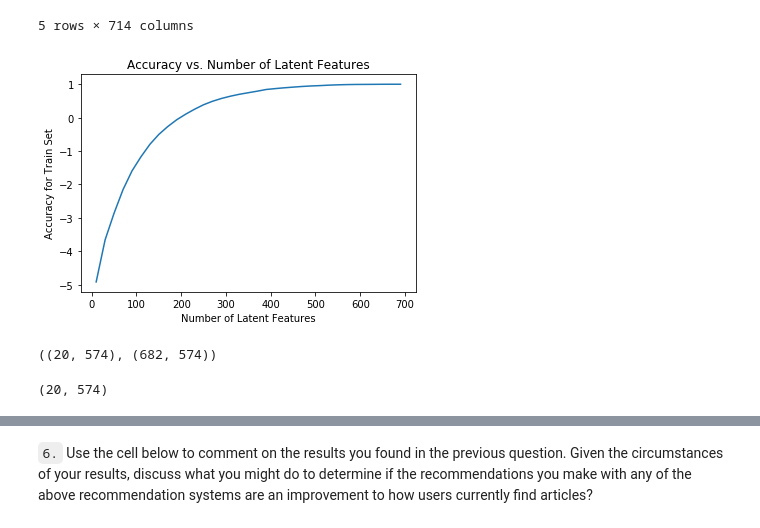
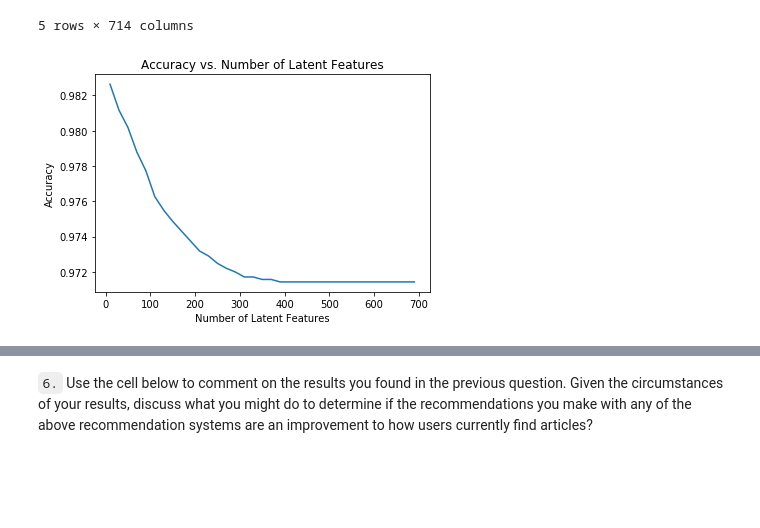
Before and after one commit to patlichengine/RecommendationEngine, a Jupyter notebook: Recommendations_with_IBM.ipynb, the cells around one changed output, grey strips where cells are left out. Cells and saved outputs as stored; diff of their text form; code cells hidden in the pictures; blank space fills up the shorter version.

```diff
--- a/Recommendations_with_IBM.ipynb
+++ b/Recommendations_with_IBM.ipynb
@@ -971,25 +973,41 @@ vt_test = vt_train[:, related_arts]
+# %%
+#Now use the user_item_train dataset from above to find U, S, and V transpose using SVD.
+
+#  get users in train set available in the test set
+user_idx = user_item_train.index.isin(test_idx)
+
+#get the articles in train set available in test set
+arts_idx = user_item_train.columns.isin(test_arts)
+
+#use the common data (idx and articles to get the matrix for the test set)
+u_test = u_train[user_idx, :]
+vt_test = vt_train[:, arts_idx]
 # %%
-#I inherited the code in the previous example to reflect the current train data - user_item_train
-num_latent_feats = np.arange(10,700+10,20)
+latent_feats = np.arange(10, 700+10, 20)
+
 sum_errs = []
-for k in num_latent_feats:
-    # restructure with k latent features
-    s_new, u_new, vt_new = np.diag(s_train[:k]), u_train[:, :k], vt_train[:k, :]
-
-    # take dot product for both train and test data
-    user_item_train_est = np.around(np.dot(np.dot(u_new, s_new), vt_new))
 
 
+for k in latent_feats:
+    # restructure with k latent features
+    s_train_new, u_train_new, vt_train_new = np.diag(s_train[:k]), u_train[:, :k], vt_train[:k, :]
+    u_test_new, vt_test_new = u_test[:, :k], vt_test[:k, :]
+
+    # take dot product
+    user_item_test_predicted = np.around(np.dot(np.dot(u_test_new, s_train_new), vt_test_new))
+
     # compute error for each prediction to actual value
-    train_diffs = np.subtract(user_item_train_est, user_item_train)
+    diffs = np.subtract(user_item_test, user_item_test_predicted)
 
     # total errors and keep track of them
-    err = np.sum(np.sum(np.abs(train_diffs)))
+    err = np.sum(np.sum(np.abs(diffs)))
     sum_errs.append(err)
 # %%
-plt.plot(num_latent_feats, 1 - np.array(sum_errs)/user_item_train.shape[0]);
+no_of_interactions = user_item_test.shape[0] * user_item_train.shape[1]
+plt.plot(num_latent_feats, 1 - np.array(sum_errs)/no_of_interactions);
 plt.xlabel('Number of Latent Features');
-plt.ylabel('Accuracy for Train Set');
+plt.ylabel('Accuracy');
 plt.title('Accuracy vs. Number of Latent Features');
+plt.show()
 # %% [output]
-[figure, old version]
+[figure, new version]
@@ -1000,4 +1013,0 @@ user_item_test_est = np.around(np.dot(np.dot(u_test_new, s_new), vt_test_new))
-# %%
-user_item_test_est.shape, user_item_test.shape
-# %% [output]
-((20, 574), (682, 574))
@@ -1007,4 +1013,0 @@ test_diffs = np.subtract(user_item_test_est, user_item_test[:user_item_test_est.
-# %%
-test_diffs.shape
-# %% [output]
-(20, 574)
```
Also changed, not shown: parts of 28 cells of this notebook, 2 other files.
